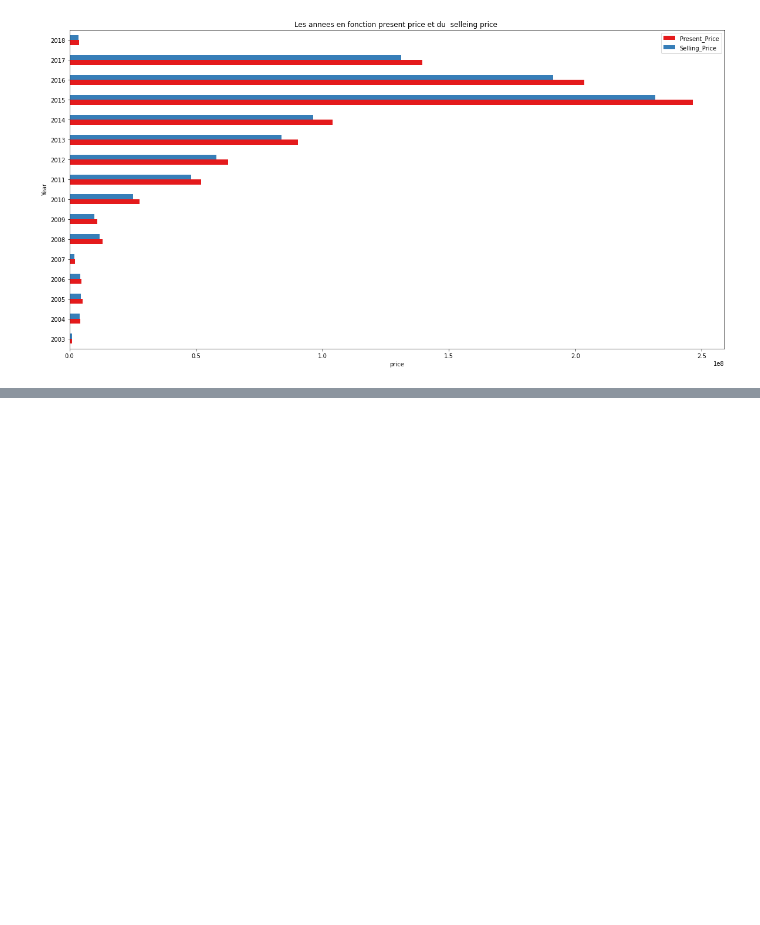
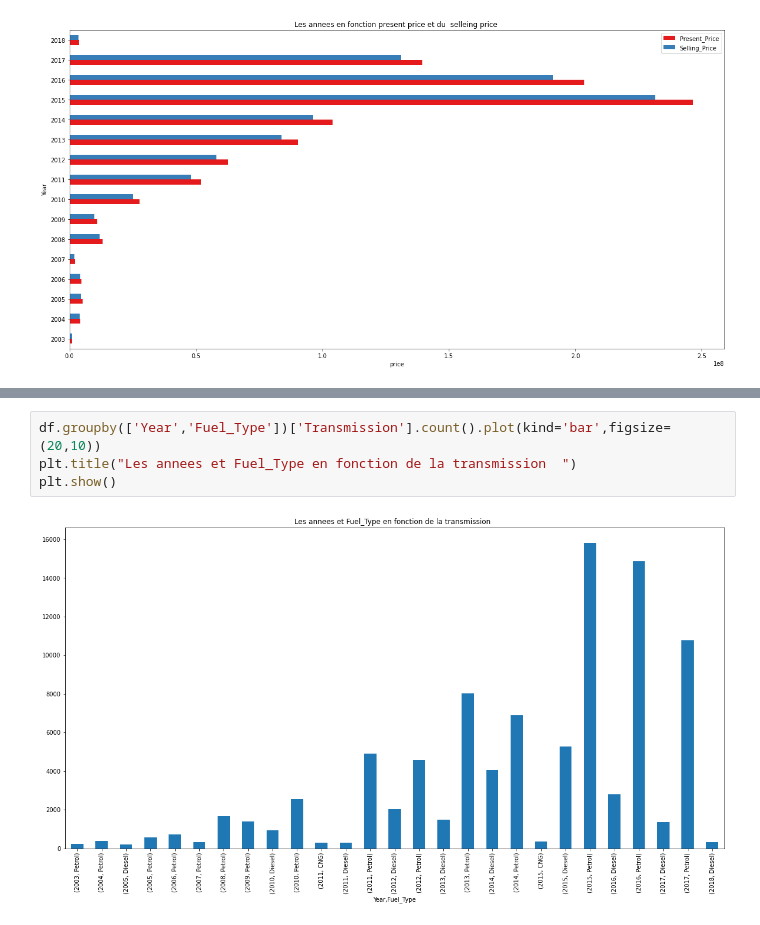
Before and after one commit to aurelienbono/Car_analyse, a Jupyter notebook: main.ipynb, the cells around one changed output, grey strips where cells are left out. Cells and saved outputs as stored; diff of their text form; blank space fills up the shorter version.

```diff
--- a/main.ipynb
+++ b/main.ipynb
@@ -133,0 +146,6 @@ plt.xlabel("Car_count")
+# %%
+df.groupby(['Year','Fuel_Type'])['Transmission'].count().plot(kind='bar',figsize=(20,10))
+plt.title("Les annees et Fuel_Type en fonction de la transmission  ")
+plt.show()
+# %% [output]
+[figure, added]
```
Also changed, not shown: parts of 8 cells of this notebook.
